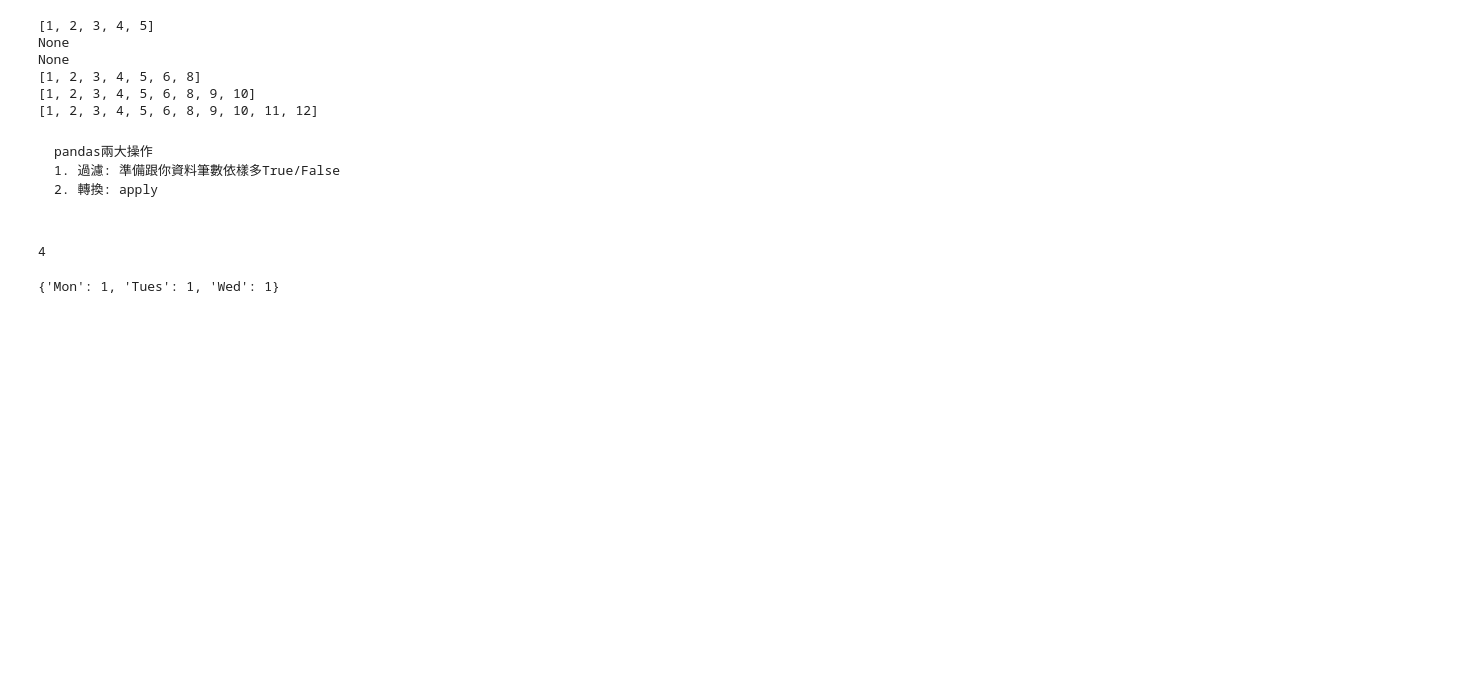
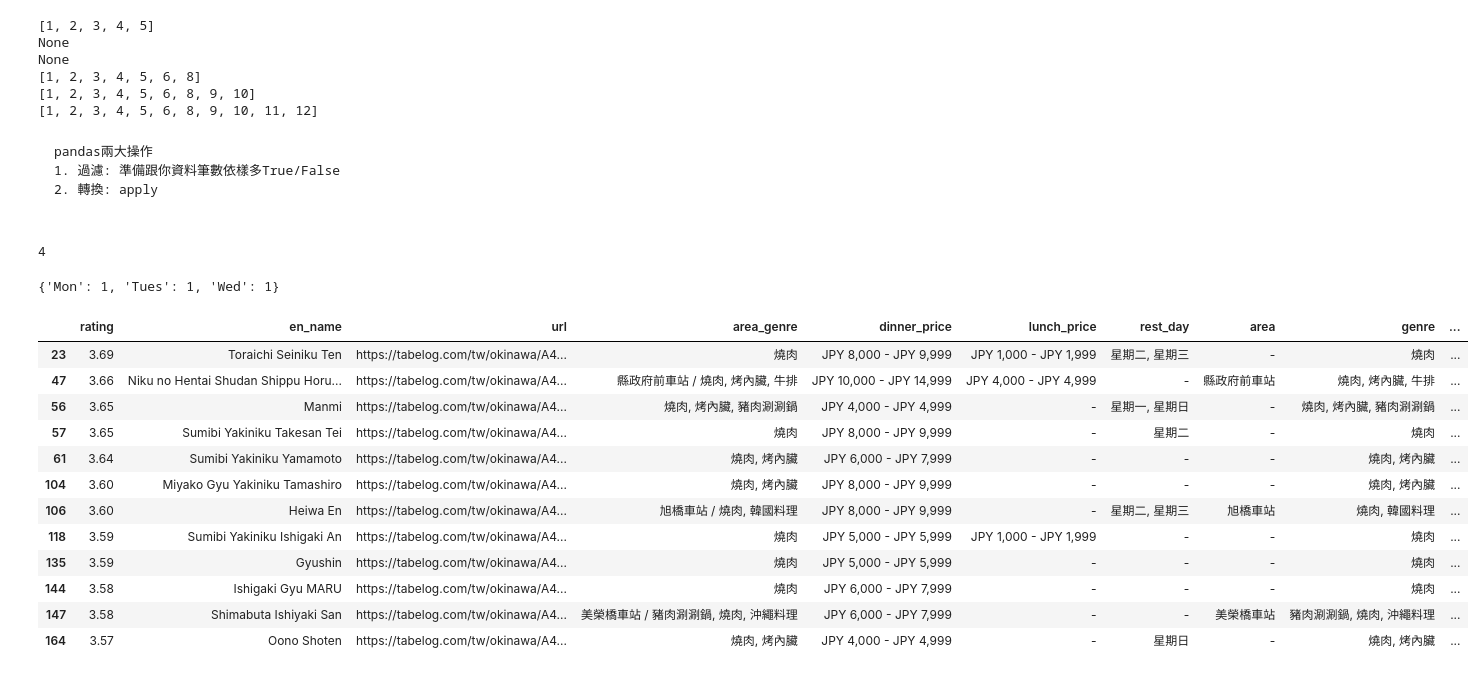
Before and after one commit to Elwing-Chou/tibame_0618, a Jupyter notebook: tibame_20250708.ipynb, the cells around one changed output. Saved outputs shown, nothing was run; the diff lists cells and outputs as text; code cells hidden in the pictures; blank space fills up the shorter version.

```diff
--- a/tibame_20250708.ipynb
+++ b/tibame_20250708.ipynb
@@ -303,0 +313,20 @@ dic = {c:1 for c in cols}
+# %%
+cond1 = df["genre"].str.contains("燒肉")
+cond2 = (df["Sat(open)"] == 1) | (df["Sun(open)"] == 1)
+
+cond = cond1 & cond2
+df[cond]
+# %% [output]
+|  | rating | en_name | url | area_genre | dinner_price | lunch_price | rest_day | area | genre | ... |
+| 23 | 3.69 | Toraichi Seiniku Ten | https://tabelog.com/tw/okinawa/A4... | 燒肉 | JPY 8,000 - JPY 9,999 | JPY 1,000 - JPY 1,999 | 星期二, 星期三 | - | 燒肉 | ... |
+| 47 | 3.66 | Niku no Hentai Shudan Shippu Horu... | https://tabelog.com/tw/okinawa/A4... | 縣政府前車站 / 燒肉, 烤內臟, 牛排 | JPY 10,000 - JPY 14,999 | JPY 4,000 - JPY 4,999 | - | 縣政府前車站 | 燒肉, 烤內臟, 牛排 | ... |
+| 56 | 3.65 | Manmi | https://tabelog.com/tw/okinawa/A4... | 燒肉, 烤內臟, 豬肉涮涮鍋 | JPY 4,000 - JPY 4,999 | - | 星期一, 星期日 | - | 燒肉, 烤內臟, 豬肉涮涮鍋 | ... |
+| 57 | 3.65 | Sumibi Yakiniku Takesan Tei | https://tabelog.com/tw/okinawa/A4... | 燒肉 | JPY 8,000 - JPY 9,999 | - | 星期二 | - | 燒肉 | ... |
+| 61 | 3.64 | Sumibi Yakiniku Yamamoto | https://tabelog.com/tw/okinawa/A4... | 燒肉, 烤內臟 | JPY 6,000 - JPY 7,999 | - | - | - | 燒肉, 烤內臟 | ... |
+| 104 | 3.60 | Miyako Gyu Yakiniku Tamashiro | https://tabelog.com/tw/okinawa/A4... | 燒肉, 烤內臟 | JPY 8,000 - JPY 9,999 | - | - | - | 燒肉, 烤內臟 | ... |
+| 106 | 3.60 | Heiwa En | https://tabelog.com/tw/okinawa/A4... | 旭橋車站 / 燒肉, 韓國料理 | JPY 8,000 - JPY 9,999 | - | 星期二, 星期三 | 旭橋車站 | 燒肉, 韓國料理 | ... |
+| 118 | 3.59 | Sumibi Yakiniku Ishigaki An | https://tabelog.com/tw/okinawa/A4... | 燒肉 | JPY 5,000 - JPY 5,999 | JPY 1,000 - JPY 1,999 | - | - | 燒肉 | ... |
+| 135 | 3.59 | Gyushin | https://tabelog.com/tw/okinawa/A4... | 燒肉 | JPY 5,000 - JPY 5,999 | - | - | - | 燒肉 | ... |
+| 144 | 3.58 | Ishigaki Gyu MARU | https://tabelog.com/tw/okinawa/A4... | 燒肉 | JPY 6,000 - JPY 7,999 | - | - | - | 燒肉 | ... |
+| 147 | 3.58 | Shimabuta Ishiyaki San | https://tabelog.com/tw/okinawa/A4... | 美榮橋車站 / 豬肉涮涮鍋, 燒肉, 沖繩料理 | JPY 6,000 - JPY 7,999 | - | - | 美榮橋車站 | 豬肉涮涮鍋, 燒肉, 沖繩料理 | ... |
+| 164 | 3.57 | Oono Shoten | https://tabelog.com/tw/okinawa/A4... | 燒肉, 烤內臟 | JPY 4,000 - JPY 4,999 | - | 星期日 | - | 燒肉, 烤內臟 | ... |
```
Also changed, not shown: parts of 1 cell of this notebook.
